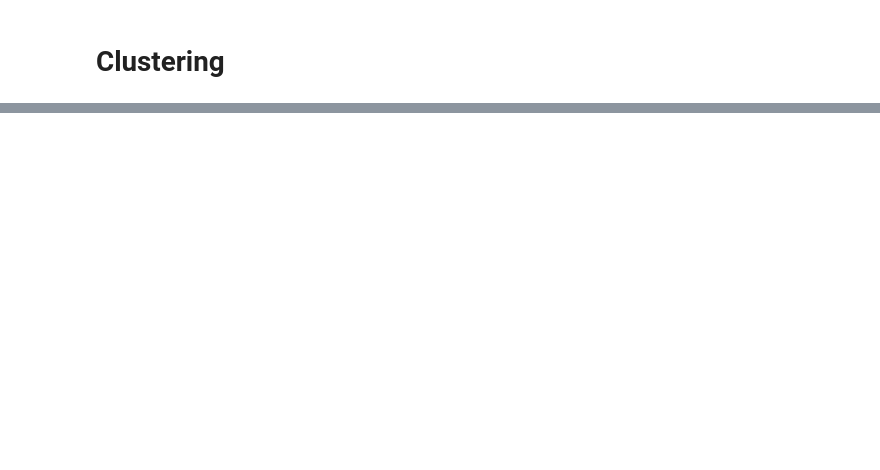
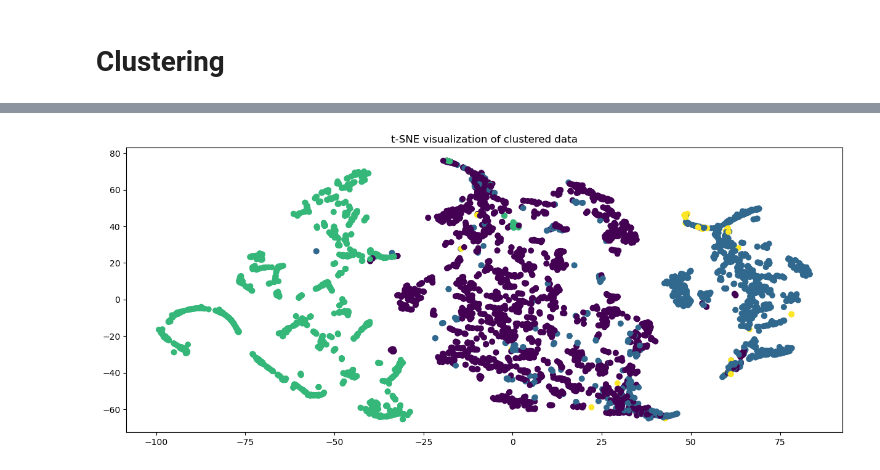
Before and after one commit to DushyantGoyal1611/Python_Jobma, a Jupyter notebook: Recommender System/Client's Loyalty Recommendation System/Client_Recommendation.ipynb, the cells around one changed output, grey strips where cells are left out. Drawn from its saved outputs; the diff is of its cells as text; code cells hidden in the pictures; blank space fills up the shorter version.

```diff
--- a/Recommender System/Client's Loyalty Recommendation System/Client_Recommendation.ipynb
+++ b/Recommender System/Client's Loyalty Recommendation System/Client_Recommendation.ipynb
@@ -382,5 +381,5 @@ plt.show()
 # %%
 #Initialising KMeans
-kmeans = KMeans(n_clusters=4, n_init=20)
+kmeans = KMeans(n_clusters=4, n_init=50)
 cluster_ids = kmeans.fit_predict(latent_np)
 cluster_centers = torch.tensor(kmeans.cluster_centers_, dtype=torch.float32).to(device)
@@ -409,13 +411,16 @@ optimizer = torch.optim.Adam(dec.parameters(), lr=1e-3)
 # %%
+''' Loss Function and Optimizer '''
+
 kl_loss = nn.KLDivLoss(reduction='batchmean')
+optimizer = torch.optim.Adam(dec.parameters(), lr=1e-4)
 # %%
-from torch.nn import functional as F
-
+''' Training Loop '''
+torch.manual_seed(42)
 dec.train()
-num_epochs = 20  # or however long you want
+num_epochs = 20
 
 for epoch in range(num_epochs):
-    for batch in train_dataloader:  # assuming you have a DataLoader set up
+    for batch in dataloader:
         x = batch.to(device)
 
         # Forward pass
@@ -425,13 +430,12 @@ for epoch in range(num_epochs):
         p = target_distribution(q)
 
         # Compute loss
-        loss = F.kl_div(q.log(), p, reduction='batchmean')
+        loss = kl_loss(q.log(), p)
 
-        # Backprop
+        # Backpropogation
         optimizer.zero_grad()
         loss.backward()
         optimizer.step()
 
-    # Optional: Print progress
     print(f"Epoch {epoch + 1}/{num_epochs}, Loss: {loss.item():.4f}")
 # %% [output]
@@ -457,0 +462,16 @@ Epoch 20/20, Loss: 0.0023
+# %%
+''' Visualizing the Clusters '''
+
+dec.eval()
+with torch.no_grad():
+    _, z= dec(X_tensor.to(device)) # Get embedded features
+    # Reduce dimensions for visualization (using t-SNE)
+    z_2d = TSNE(n_components=2).fit_transform(z.cpu().numpy())
+
+    # Visualize the clusters (color = cluster assignments)
+    plt.figure(figsize=(15,6))
+    plt.scatter(z_2d[:,0], z_2d[:,1], c=cluster_ids, cmap='viridis')
+    plt.title('t-SNE visualization of clustered data')
+    plt.show()
+# %% [output]
+[figure, added]
```
Also changed, not shown: parts of 42 cells of this notebook, 4 other files.
